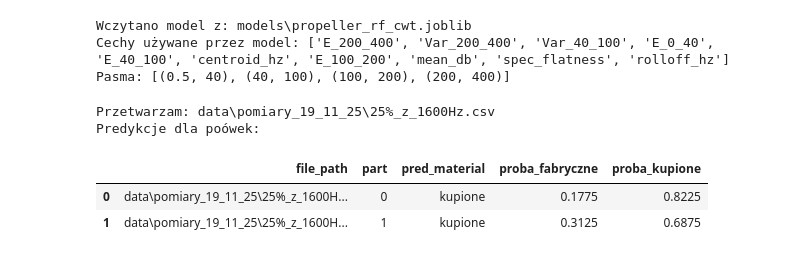
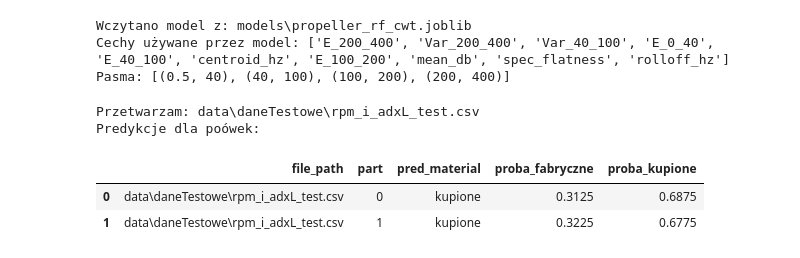
Before and after one commit to ThisIsSzimon/STM32-Time-Frequency-Analysis, a Jupyter notebook: Core/Python/ML_Detekcja_materiału.ipynb, the cells around one changed output. Saved outputs shown, nothing was run; the diff lists cells and outputs as text; code cells hidden in the pictures.

```diff
--- a/Core/Python/ML_Detekcja_materiału.ipynb
+++ b/Core/Python/ML_Detekcja_materiału.ipynb
@@ -291,16 +291,16 @@ def predict_material_for_files(csv_paths):
 # %%
 from pathlib import Path
 
-new_paths = [Path("data/pomiary_19_11_25/25%_z_1600Hz.csv")]
+new_paths = [Path("data/daneTestowe/rpm_i_adxL_test.csv")]
 
 df_parts, df_summary = predict_material_for_files(new_paths)
 
 print("Predykcje dla poówek:")
 display(df_parts[["file_path", "part", "pred_material",
                   "proba_fabryczne", "proba_kupione"]])
 # %% [output]
-Przetwarzam: data\pomiary_19_11_25\25%_z_1600Hz.csv
+Przetwarzam: data\daneTestowe\rpm_i_adxL_test.csv
 Predykcje dla poówek:
 |  | file_path | part | pred_material | proba_fabryczne | proba_kupione |
-| 0 | data\pomiary_19_11_25\25%_z_1600H... | 0 | kupione | 0.1775 | 0.8225 |
-| 1 | data\pomiary_19_11_25\25%_z_1600H... | 1 | kupione | 0.3125 | 0.6875 |
+| 0 | data\daneTestowe\rpm_i_adxL_test.csv | 0 | kupione | 0.3125 | 0.6875 |
+| 1 | data\daneTestowe\rpm_i_adxL_test.csv | 1 | kupione | 0.3225 | 0.6775 |
```
Also changed, not shown: 53 other files.
